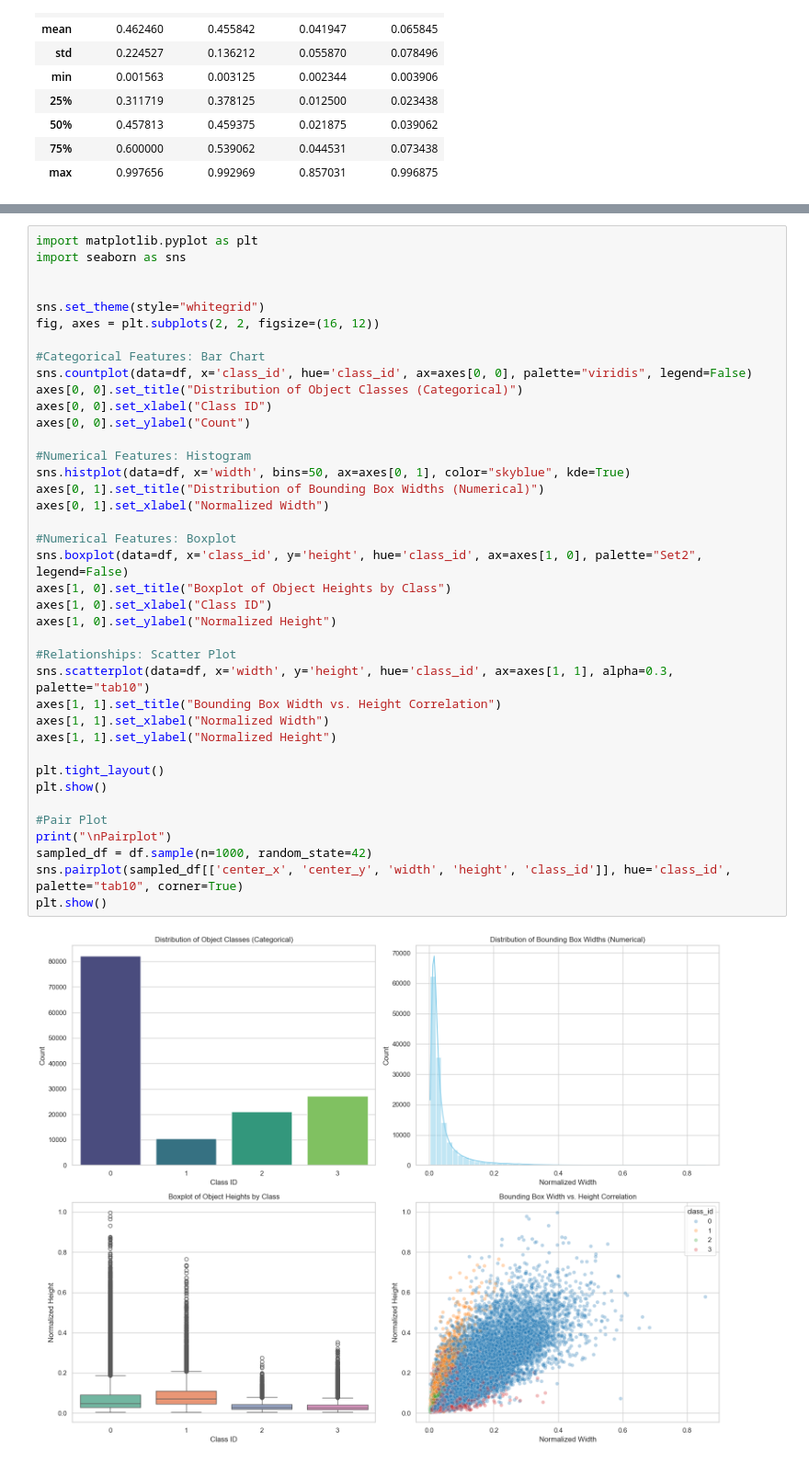
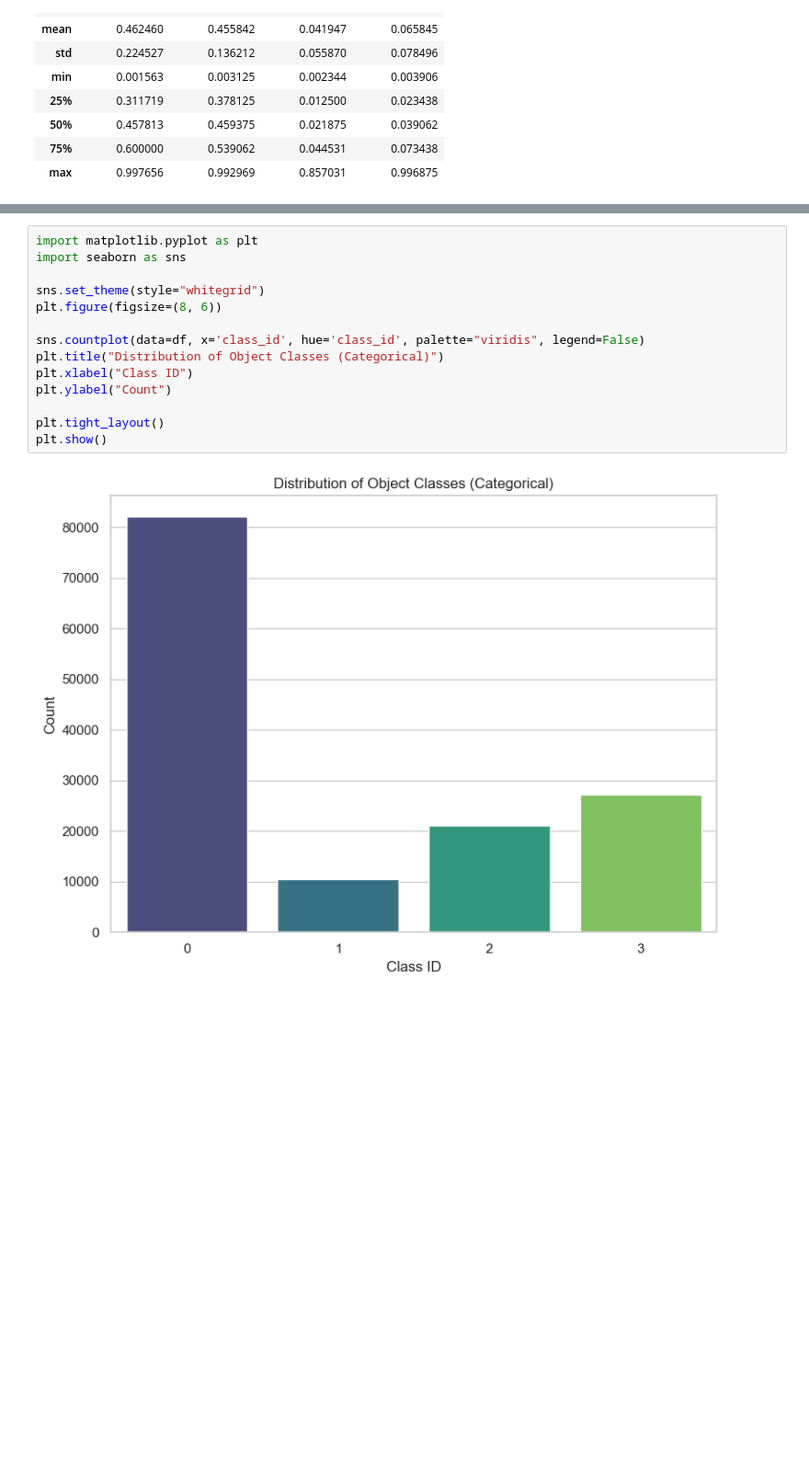
Before and after one commit to MuhammadTayyab76/traffic-detection, a Jupyter notebook: notebooks/Phase-I.ipynb, the cells around one changed output, grey strips where cells are left out. Shown at 92% size. Saved outputs shown, nothing was run; the diff lists cells and outputs as text; blank space fills up the shorter version.

Commit message:
added descriptions of graphs and class id

```diff
--- a/notebooks/Phase-I.ipynb
+++ b/notebooks/Phase-I.ipynb
@@ -111,41 +128,16 @@ which is critical for a robust traffic detection system.
 # %%
 import matplotlib.pyplot as plt
 import seaborn as sns
 
+sns.set_theme(style="whitegrid")
+plt.figure(figsize=(8, 6))
 
-sns.set_theme(style="whitegrid")
-fig, axes = plt.subplots(2, 2, figsize=(16, 12))
-
-#Categorical Features: Bar Chart
-sns.countplot(data=df, x='class_id', hue='class_id', ax=axes[0, 0], palette="viridis", legend=False)
-axes[0, 0].set_title("Distribution of Object Classes (Categorical)")
-axes[0, 0].set_xlabel("Class ID")
-axes[0, 0].set_ylabel("Count")
-
-#Numerical Features: Histogram
-sns.histplot(data=df, x='width', bins=50, ax=axes[0, 1], color="skyblue", kde=True)
-axes[0, 1].set_title("Distribution of Bounding Box Widths (Numerical)")
-axes[0, 1].set_xlabel("Normalized Width")
-
-#Numerical Features: Boxplot
-sns.boxplot(data=df, x='class_id', y='height', hue='class_id', ax=axes[1, 0], palette="Set2", legend=False)
-axes[1, 0].set_title("Boxplot of Object Heights by Class")
-axes[1, 0].set_xlabel("Class ID")
-axes[1, 0].set_ylabel("Normalized Height")
-
-#Relationships: Scatter Plot
-sns.scatterplot(data=df, x='width', y='height', hue='class_id', ax=axes[1, 1], alpha=0.3, palette="tab10")
-axes[1, 1].set_title("Bounding Box Width vs. Height Correlation")
-axes[1, 1].set_xlabel("Normalized Width")
-axes[1, 1].set_ylabel("Normalized Height")
+sns.countplot(data=df, x='class_id', hue='class_id', palette="viridis", legend=False)
+plt.title("Distribution of Object Classes (Categorical)")
+plt.xlabel("Class ID")
+plt.ylabel("Count")
 
 plt.tight_layout()
 plt.show()
-
-#Pair Plot
-print("\nPairplot")
-sampled_df = df.sample(n=1000, random_state=42)
-sns.pairplot(sampled_df[['center_x', 'center_y', 'width', 'height', 'class_id']], hue='class_id', palette="tab10", corner=True)
-plt.show()
 # %% [output]
-[figure, old version]
+[figure, new version]
```
Also changed, not shown: parts of 13 cells of this notebook.
